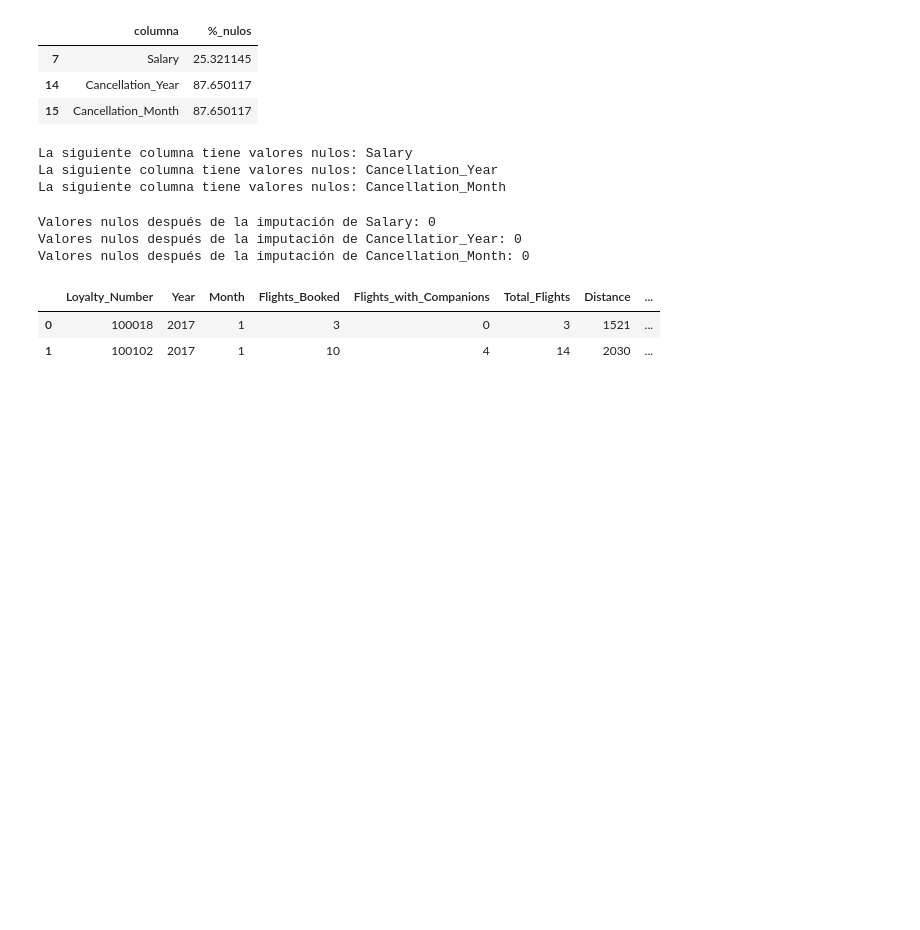
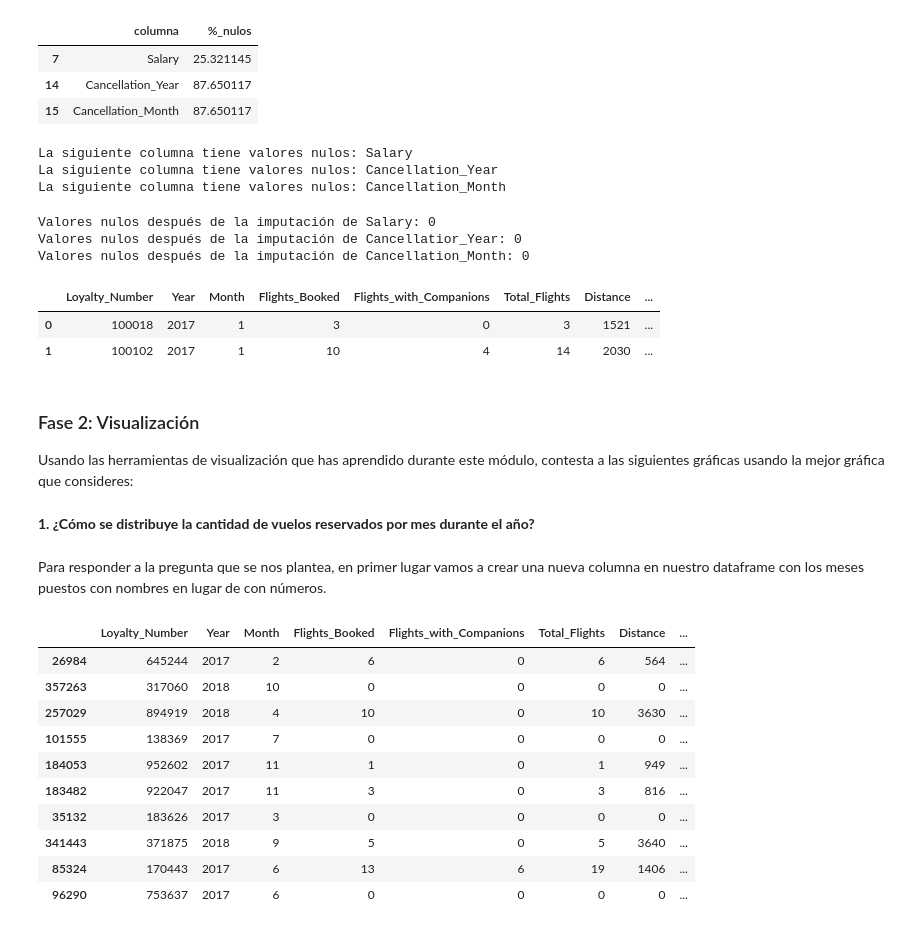
Before and after one commit to Adalab/bda-modulo-3-evaluacion-final-MPNimo, a Jupyter notebook: evaluacion-final-modulo3.ipynb, the cells around one changed output. Cells and saved outputs as stored; diff of their text form; code cells hidden in the pictures; blank space fills up the shorter version.

```diff
--- a/evaluacion-final-modulo3.ipynb
+++ b/evaluacion-final-modulo3.ipynb
@@ -526,0 +531,8 @@ df_completo.head(2)
+# %% [markdown]
+### Fase 2: Visualización
+
+Usando las herramientas de visualización que has aprendido durante este módulo, contesta a las siguientes gráficas usando la mejor gráfica que consideres:
+# %% [markdown]
+**1. ¿Cómo se distribuye la cantidad de vuelos reservados por mes durante el año?**
+# %% [markdown]
+Para responder a la pregunta que se nos plantea, en primer lugar vamos a crear una nueva columna en nuestro dataframe con los meses puestos con nombres en lugar de con números.
@@ -526,0 +567,15 @@ df_completo.head(2)
+# %%
+df_completo['Month_Name'] = df_completo['Month'].apply(mes_nomb)
+df_completo.sample(10)
+# %% [output]
+|  | Loyalty_Number | Year | Month | Flights_Booked | Flights_with_Companions | Total_Flights | Distance | ... |
+| 26984 | 645244 | 2017 | 2 | 6 | 0 | 6 | 564 | ... |
+| 357263 | 317060 | 2018 | 10 | 0 | 0 | 0 | 0 | ... |
+| 257029 | 894919 | 2018 | 4 | 10 | 0 | 10 | 3630 | ... |
+| 101555 | 138369 | 2017 | 7 | 0 | 0 | 0 | 0 | ... |
+| 184053 | 952602 | 2017 | 11 | 1 | 0 | 1 | 949 | ... |
+| 183482 | 922047 | 2017 | 11 | 3 | 0 | 3 | 816 | ... |
+| 35132 | 183626 | 2017 | 3 | 0 | 0 | 0 | 0 | ... |
+| 341443 | 371875 | 2018 | 9 | 5 | 0 | 5 | 3640 | ... |
+| 85324 | 170443 | 2017 | 6 | 13 | 6 | 19 | 1406 | ... |
+| 96290 | 753637 | 2017 | 6 | 0 | 0 | 0 | 0 | ... |
```
Also changed, not shown: parts of 8 cells of this notebook, 1 other file.
